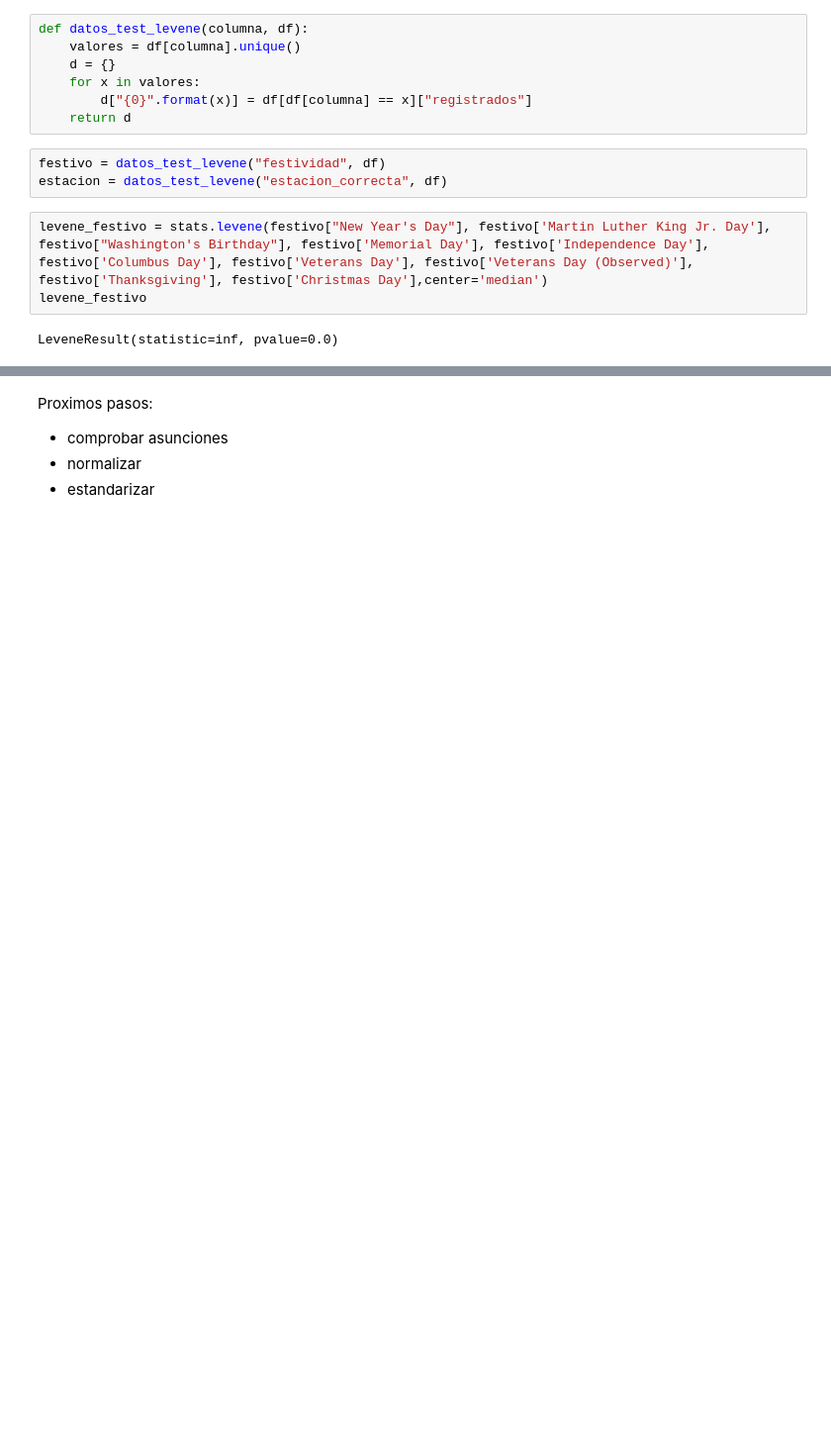
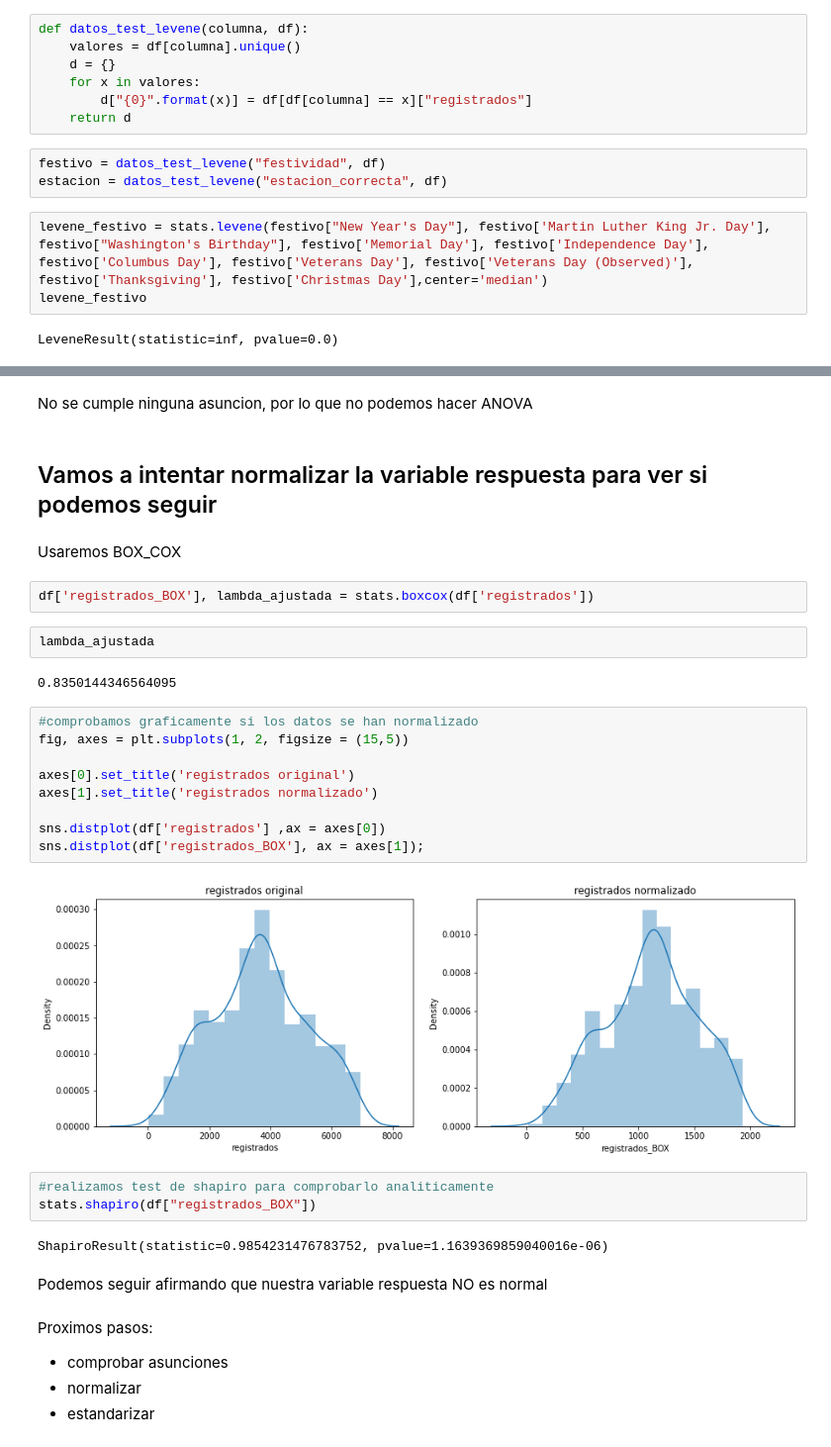
Before and after one commit to Adalab/project-da-promo-C-module-3-team-4, a Jupyter notebook: 3.exploracion_registrados.ipynb, the cells around one changed output, grey strips where cells are left out. Shown at 99% size. Saved outputs shown, nothing was run; the diff lists cells and outputs as text; blank space fills up the shorter version.

```diff
--- a/3.exploracion_registrados.ipynb
+++ b/3.exploracion_registrados.ipynb
@@ -312,3 +330,33 @@ No cumple asunción.
+# %% [markdown]
+No se cumple ninguna asuncion, por lo que no podemos hacer ANOVA
+# %% [markdown]
+## Vamos a intentar normalizar la variable respuesta para ver si podemos seguir
+# %% [markdown]
+Usaremos BOX_COX
+# %%
+df['registrados_BOX'], lambda_ajustada = stats.boxcox(df['registrados'])
+# %%
+lambda_ajustada
+# %% [output]
+0.8350144346564095
+# %%
+#comprobamos graficamente si los datos se han normalizado
+fig, axes = plt.subplots(1, 2, figsize = (15,5))
+
+axes[0].set_title('registrados original')
+axes[1].set_title('registrados normalizado')
+
+sns.distplot(df['registrados'] ,ax = axes[0])
+sns.distplot(df['registrados_BOX'], ax = axes[1]);
+# %% [output]
+[figure, added]
+# %%
+#realizamos test de shapiro para comprobarlo analiticamente
+stats.shapiro(df["registrados_BOX"])
+# %% [output]
+ShapiroResult(statistic=0.9854231476783752, pvalue=1.1639369859040016e-06)
+# %% [markdown]
+Podemos seguir afirmando que nuestra variable respuesta NO es normal
 # %% [markdown]
 Proximos pasos:
 - comprobar asunciones
```
Also changed, not shown: parts of 10 cells of this notebook, 4 other files.
